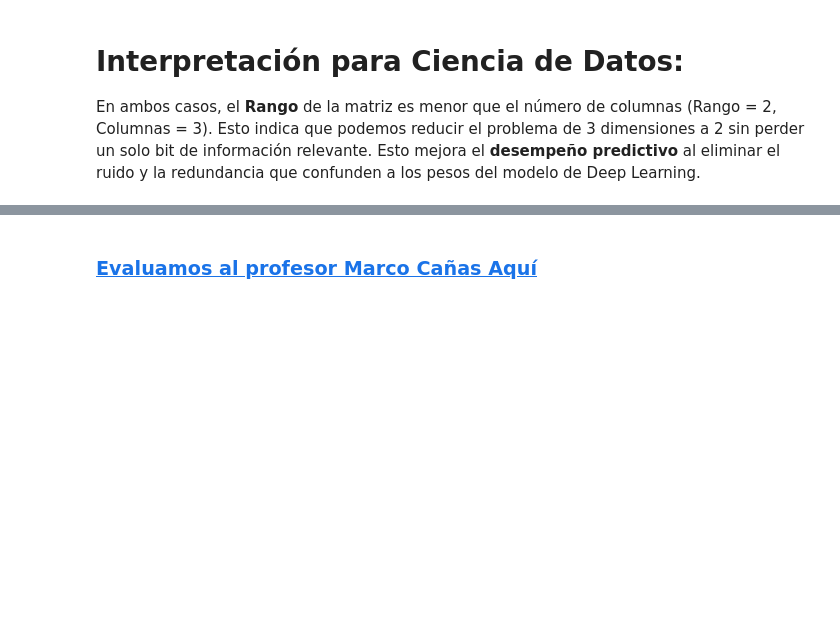
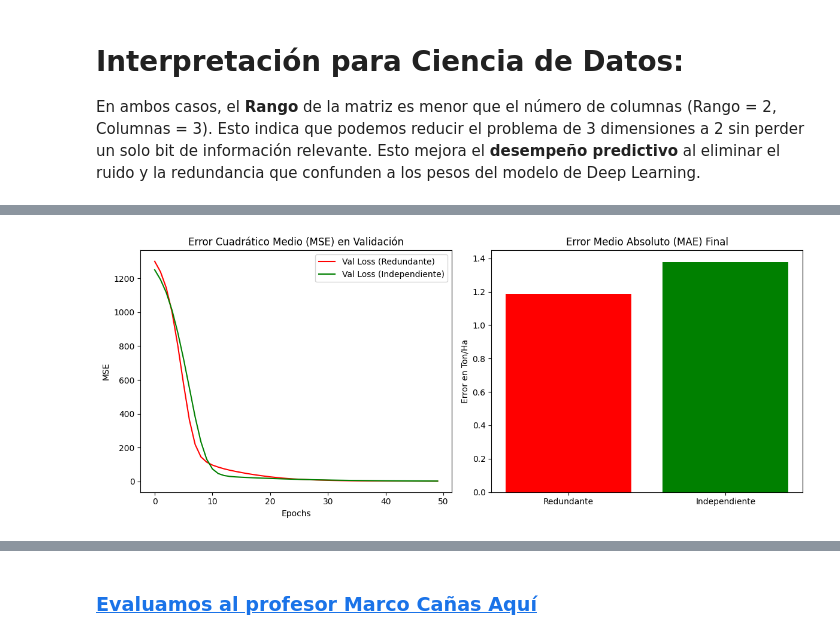
Before and after one commit to marco-canas/linear_algebra, a Jupyter notebook: 7_curso_algebra_lineal_agro_python_datos/04_modulo/dependencia_independencia_lineal.ipynb, the cells around one changed output, grey strips where cells are left out. Cells and saved outputs as stored; diff of their text form; code cells hidden in the pictures; blank space fills up the shorter version.

Commit message:
una clase completa para el módulo 4

```diff
--- a/7_curso_algebra_lineal_agro_python_datos/04_modulo/dependencia_independencia_lineal.ipynb
+++ b/7_curso_algebra_lineal_agro_python_datos/04_modulo/dependencia_independencia_lineal.ipynb
@@ -451,0 +587,86 @@ Estos teoremas son los que permiten que algoritmos como **PCA (Principal Compone
+# %%
+import numpy as np
+import pandas as pd
+import tensorflow as tf
+from tensorflow.keras import layers
+from sklearn.model_selection import train_test_split
+from sklearn.preprocessing import StandardScaler
+import matplotlib.pyplot as plt
+
+# 1. Generación de Datos Artificiales (Contexto Agropecuario)
+np.random.seed(42)
+n_muestras = 2000
+
+# Variables Independientes (Información real)
+humedad = np.random.uniform(20, 45, n_muestras) # x1
+temperatura = np.random.uniform(15, 35, n_muestras) # x2
+
+# Variables Dependientes (Redundancia Lineal)
+# x3 y x4 no aportan información nueva, son combinaciones de x1 y x2
+var_redundante_1 = 0.7 * humedad + 0.3 * temperatura
+var_redundante_2 = 1.5 * humedad - 0.5 * temperatura
+
+# Variable Objetivo (Rendimiento de cosecha en Ton/Ha)
+# El rendimiento real solo depende de la humedad y temperatura + ruido
+rendimiento = (0.5 * humedad) + (0.8 * temperatura) + np.random.normal(0, 1, n_muestras)
+
+# Crear Datasets
+X_completo = np.column_stack([humedad, temperatura, var_redundante_1, var_redundante_2])
+X_reducido = np.column_stack([humedad, temperatura])
+y = rendimiento
+
+# 2. Análisis de Rango (Criterio de Independencia Lineal)
+rango_completo = np.linalg.matrix_rank(X_completo)
+print(f"Dataset Completo: 4 columnas, pero Rango = {rango_completo}")
+print(f"Dataset Reducido: 2 columnas, Rango = {np.linalg.matrix_rank(X_reducido)}")
+
+# 3. Preprocesamiento
+scaler = StandardScaler()
+X_comp_scaled = scaler.fit_transform(X_completo)
+X_red_scaled = scaler.fit_transform(X_reducido)
+
+def entrenar_modelo(X_train, y_train, nombre):
+    model = tf.keras.Sequential([
+        layers.Input(shape=(X_train.shape[1],)),
+        layers.Dense(16, activation='relu'),
+        layers.Dense(8, activation='relu'),
+        layers.Dense(1)
+    ])
+    model.compile(optimizer='adam', loss='mse', metrics=['mae'])
+
+    print(f"\n--- Entrenando Modelo: {nombre} ---")
+    history = model.fit(X_train, y_train, epochs=50, batch_size=32, verbose=0, validation_split=0.2)
+    return history
+
+# Dividir datos
+X_train_c, X_test_c, y_train_c, y_test_c = train_test_split(X_comp_scaled, y, test_size=0.2)
+X_train_r, X_test_r, y_train_r, y_test_r = train_test_split(X_red_scaled, y, test_size=0.2)
+
+# 4. Ejecución de la Comparativa
+historia_completa = entrenar_modelo(X_train_c, y_train_c, "Con Redundancia (4 variables)")
+historia_reducida = entrenar_modelo(X_train_r, y_train_r, "Reducido por Independencia (2 variables)")
+
+# 5. Visualización de Desempeño
+plt.figure(figsize=(12, 5))
+
+plt.subplot(1, 2, 1)
+plt.plot(historia_completa.history['val_loss'], label='Val Loss (Redundante)', color='red')
+plt.plot(historia_reducida.history['val_loss'], label='Val Loss (Independiente)', color='green')
+plt.title('Error Cuadrático Medio (MSE) en Validación')
+plt.xlabel('Epochs')
+plt.ylabel('MSE')
+plt.legend()
+
+plt.subplot(1, 2, 2)
+plt.bar(['Redundante', 'Independiente'],
+        [historia_completa.history['val_mae'][-1], historia_reducida.history['val_mae'][-1]],
+        color=['red', 'green'])
+plt.title('Error Medio Absoluto (MAE) Final')
+plt.ylabel('Error en Ton/Ha')
+
+plt.tight_layout()
+plt.show()
+
+print("\nConclusión:")
+print("El modelo reducido suele converger más rápido o mantener una estabilidad similar con menos costo computacional.")
+# %% [output]
@@ -451,0 +680 @@ Estos teoremas son los que permiten que algoritmos como **PCA (Principal Compone
+[figure, added]
```
Also changed, not shown: parts of 43 cells of this notebook.
